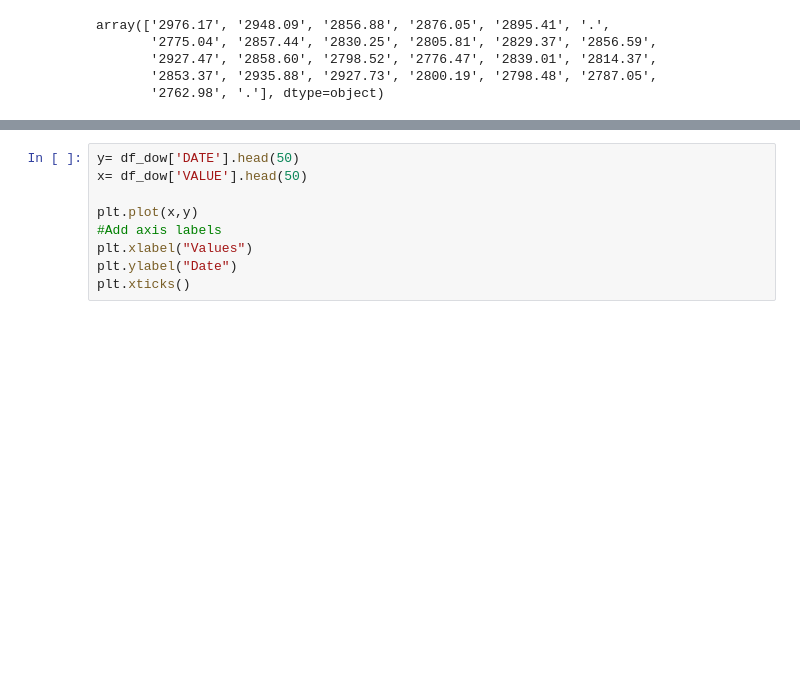
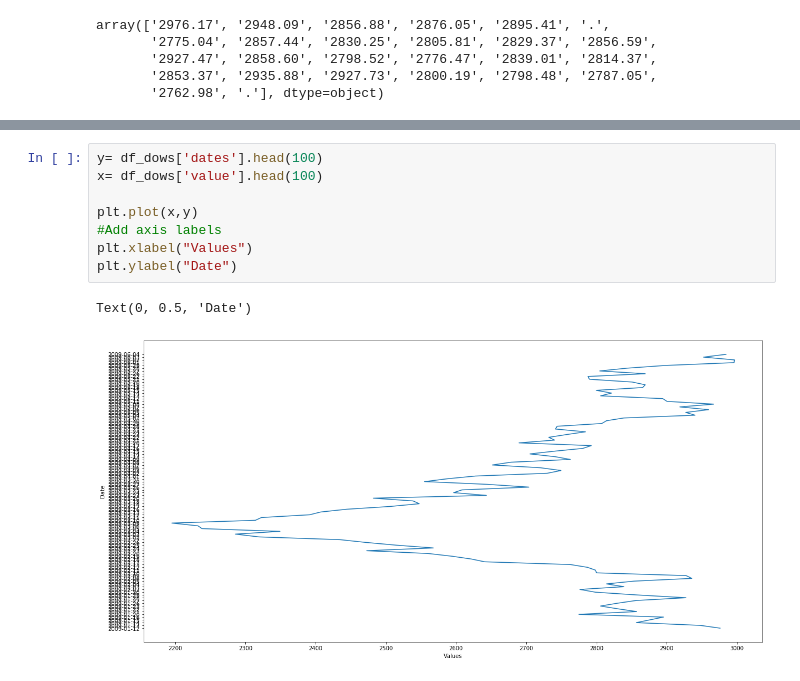
Before and after one commit to peterofson/Python_MachineLearning, a Jupyter notebook: Stock Market & Weather/StockMarket&Weather.ipynb, the cells around one changed output, grey strips where cells are left out. Cells and saved outputs as stored; diff of their text form; blank space fills up the shorter version.

```diff
--- a/Stock Market & Weather/StockMarket&Weather.ipynb
+++ b/Stock Market & Weather/StockMarket&Weather.ipynb
@@ -59,9 +71,11 @@ df_dows
 # %%
-y= df_dow['DATE'].head(50)
-x= df_dow['VALUE'].head(50)
+y= df_dows['dates'].head(100)
+x= df_dows['value'].head(100)
 
 plt.plot(x,y)
 #Add axis labels
 plt.xlabel("Values")
 plt.ylabel("Date")
-plt.xticks()
+# %% [output]
+Text(0, 0.5, 'Date')
+[figure, added]
```
Also changed, not shown: parts of 2 cells of this notebook.
